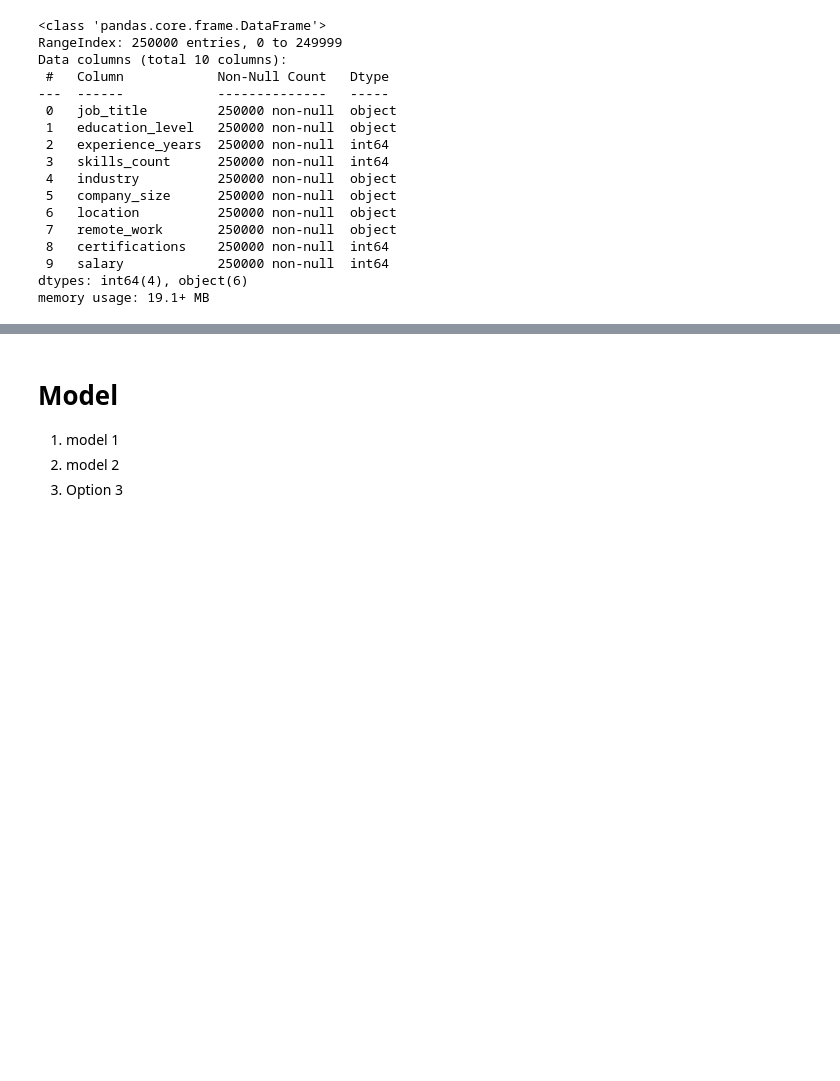
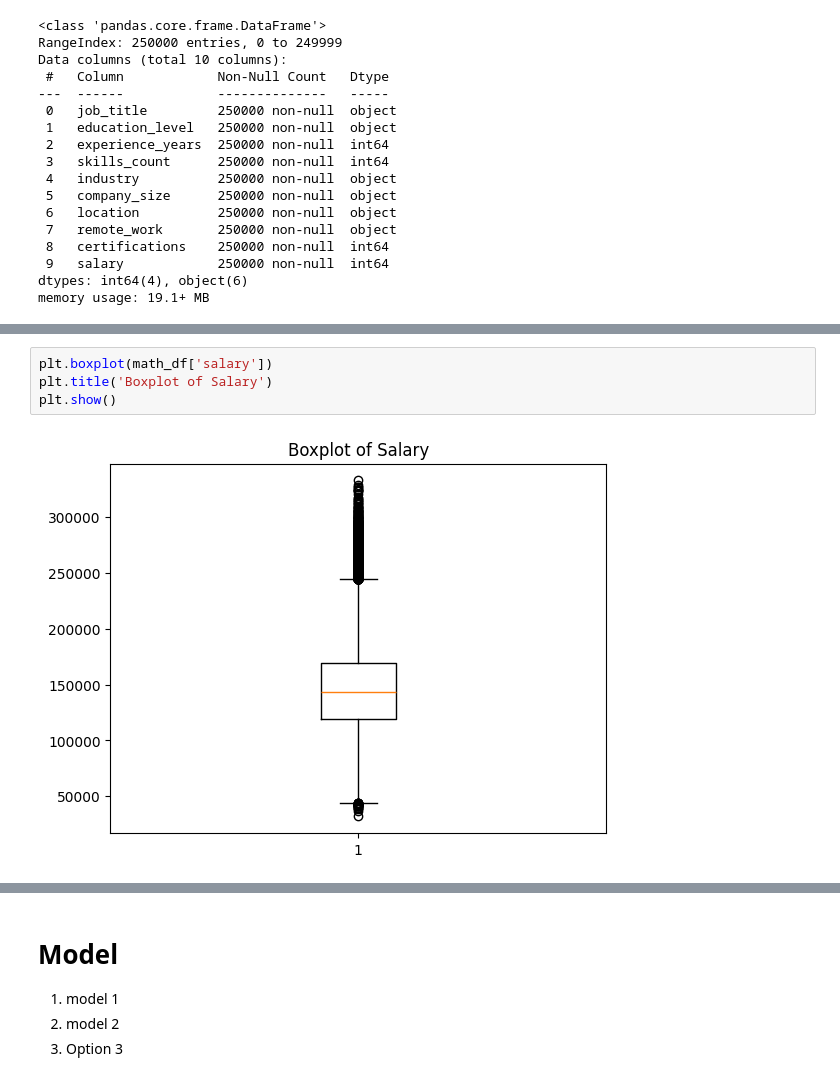
Before and after one commit to fikranaufal/tugas-pengganti-deep-learning, a Jupyter notebook: notebook.ipynb, the cells around one changed output, grey strips where cells are left out. Saved outputs shown, nothing was run; the diff lists cells and outputs as text; blank space fills up the shorter version.

```diff
--- a/notebook.ipynb
+++ b/notebook.ipynb
@@ -70,0 +112,6 @@ memory usage: 19.1+ MB
+# %%
+plt.boxplot(math_df['salary'])
+plt.title('Boxplot of Salary')
+plt.show()
+# %% [output]
+[figure, added]
```
Also changed, not shown: parts of 10 cells of this notebook.
